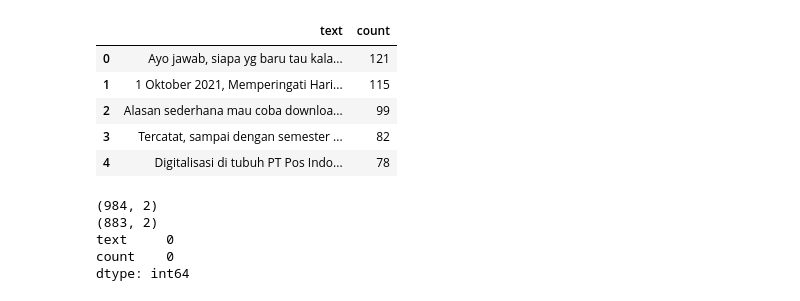
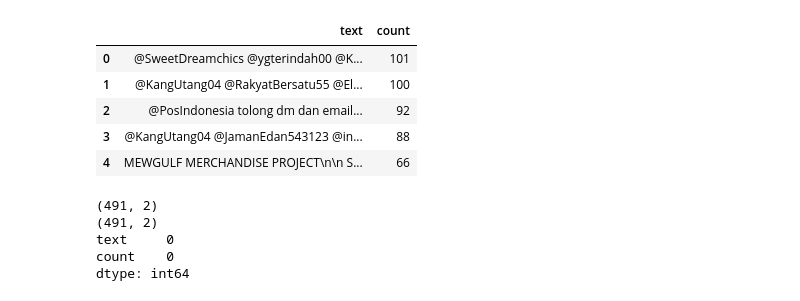
Before and after one commit to dwissaaj/DeepLearning_Sentiment_Analysis, a Jupyter notebook: data_transform.ipynb, the cells around one changed output. Cells and saved outputs as stored; diff of their text form; code cells hidden in the pictures.

```diff
--- a/data_transform.ipynb
+++ b/data_transform.ipynb
@@ -1,14 +1,14 @@
 # %%
 import pandas as pd
 import re
-df = pd.read_excel("pos indonesia alif new.xlsx")
+df = pd.read_excel("POS 13-31.xlsx")
 df = df.astype(str).apply(lambda x: x.str.encode('ascii', 'ignore').str.decode('ascii'))
 df.head()
 # %% [output]
 |  | text | count |
-| 0 | Ayo jawab, siapa yg baru tau kala... | 121 |
-| 1 | 1 Oktober 2021, Memperingati Hari... | 115 |
-| 2 | Alasan sederhana mau coba downloa... | 99 |
-| 3 | Tercatat, sampai dengan semester ... | 82 |
-| 4 | Digitalisasi di tubuh PT Pos Indo... | 78 |
+| 0 | @SweetDreamchics @ygterindah00 @K... | 101 |
+| 1 | @KangUtang04 @RakyatBersatu55 @El... | 100 |
+| 2 | @PosIndonesia tolong dm dan email... | 92 |
+| 3 | @KangUtang04 @JamanEdan543123 @in... | 88 |
+| 4 | MEWGULF MERCHANDISE PROJECT\n\n S... | 66 |
 # %%
@@ -46,12 +45,10 @@ df['text'] = df['text'].str.strip()
 df['text'] = df['text'].str.lower()
 # %%
 print(f"{df.shape}")
-df = df.drop_duplicates()
-print(f"{df.shape}")
 print(f"{df.isna().sum()}")
 # %% [output]
-(984, 2)
-(883, 2)
+(491, 2)
+(491, 2)
 text     0
 count    0
 dtype: int64
```
Also changed, not shown: parts of 3 cells of this notebook, 15 other files.
